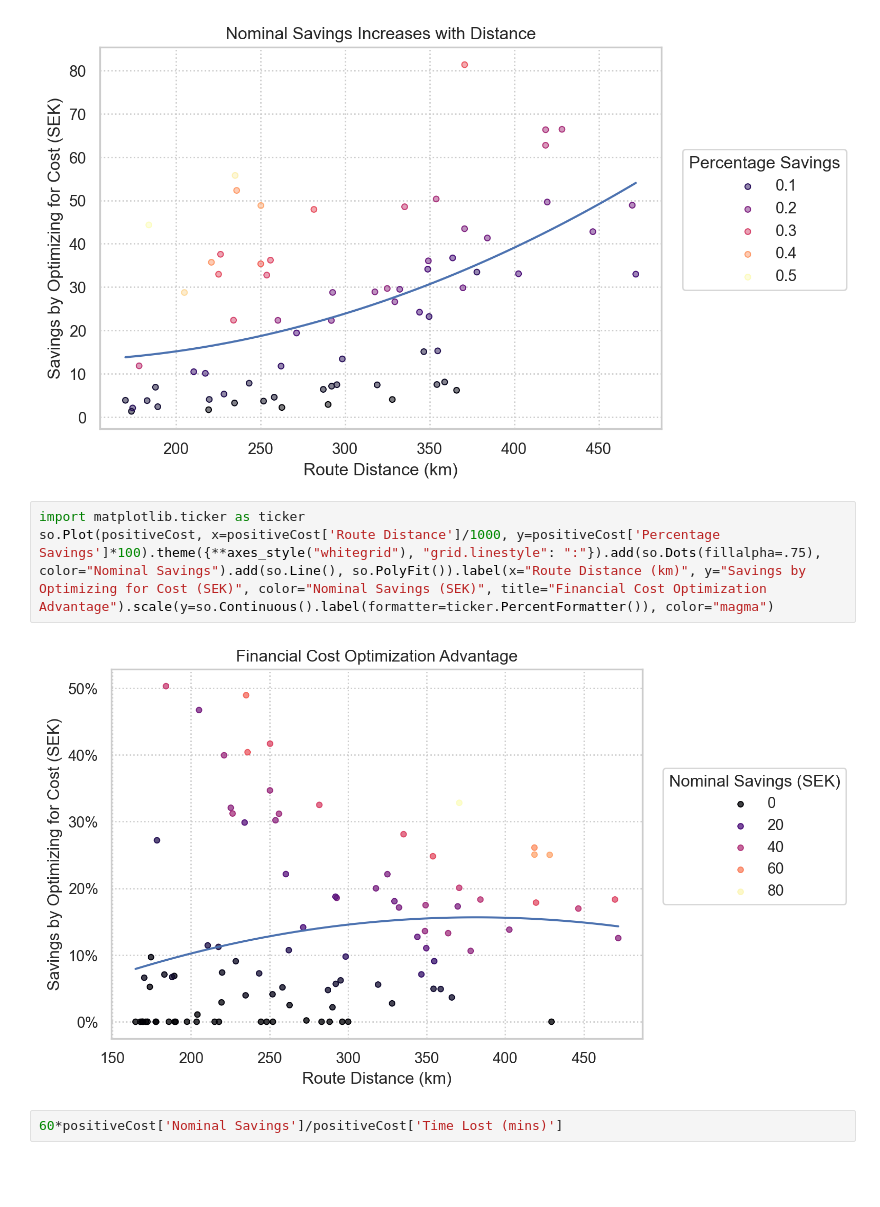
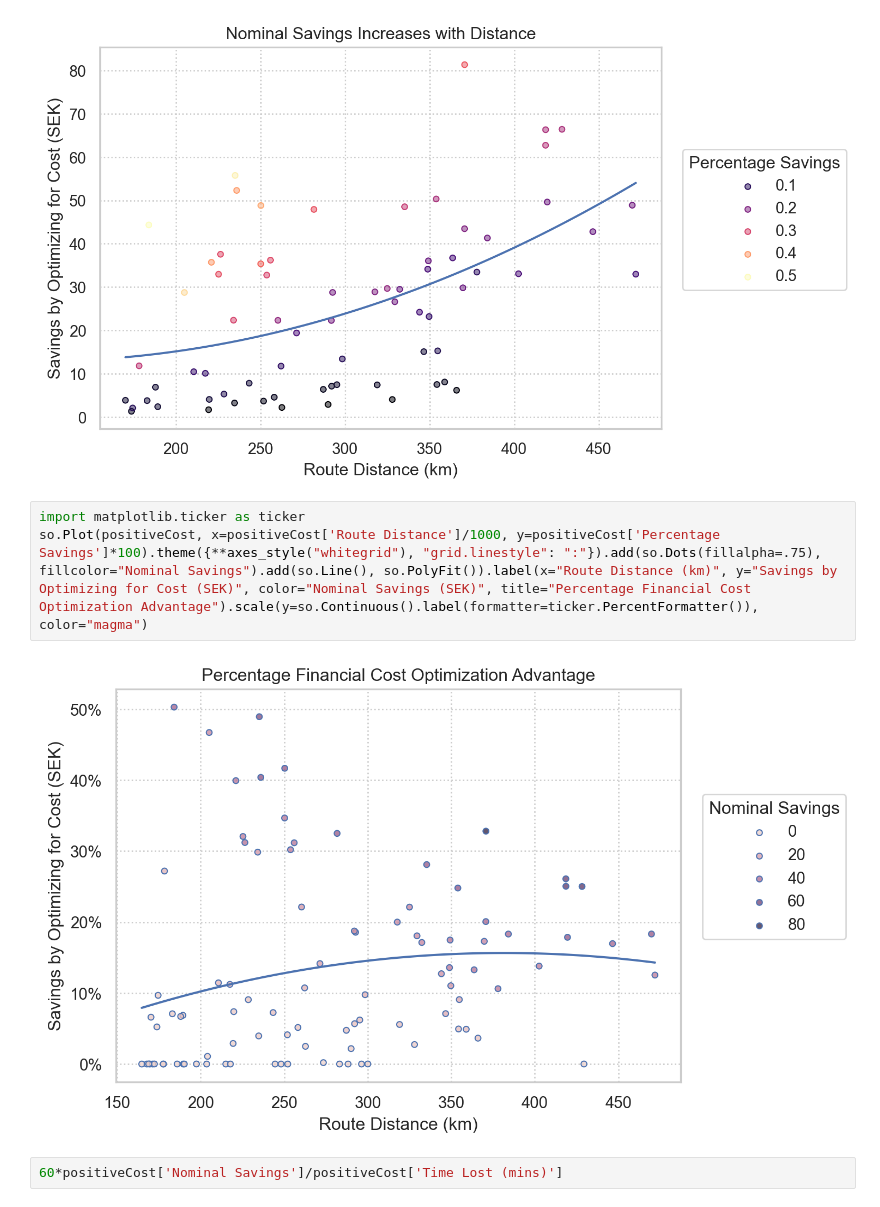
Before and after one commit to mattlehrer/ev-routing-experiment-analysis, a Jupyter notebook: figures.ipynb, the cells around one changed output. Drawn from its saved outputs; the diff is of its cells as text; blank space fills up the shorter version.

Commit message:
edit titles

```diff
--- a/figures.ipynb
+++ b/figures.ipynb
@@ -264,9 +264,9 @@ so.Plot(positiveSavings, x=positiveSavings['Route Distance']/1000, y=positiveSav
 [figure]
 # %%
 import matplotlib.ticker as ticker
-so.Plot(positiveCost, x=positiveCost['Route Distance']/1000, y=positiveCost['Percentage Savings']*100).theme({**axes_style("whitegrid"), "grid.linestyle": ":"}).add(so.Dots(fillalpha=.75), color="Nominal Savings").add(so.Line(), so.PolyFit()).label(x="Route Distance (km)", y="Savings by Optimizing for Cost (SEK)", color="Nominal Savings (SEK)", title="Financial Cost Optimization Advantage").scale(y=so.Continuous().label(formatter=ticker.PercentFormatter()), color="magma")
+so.Plot(positiveCost, x=positiveCost['Route Distance']/1000, y=positiveCost['Percentage Savings']*100).theme({**axes_style("whitegrid"), "grid.linestyle": ":"}).add(so.Dots(fillalpha=.75), fillcolor="Nominal Savings").add(so.Line(), so.PolyFit()).label(x="Route Distance (km)", y="Savings by Optimizing for Cost (SEK)", color="Nominal Savings (SEK)", title="Percentage Financial Cost Optimization Advantage").scale(y=so.Continuous().label(formatter=ticker.PercentFormatter()), color="magma")
 # %% [output]
-[figure, old version]
+[figure, new version]
 # %%
 60*positiveCost['Nominal Savings']/positiveCost['Time Lost (mins)']
 # %% [output]
```
Also changed, not shown: parts of 6 cells of this notebook.
